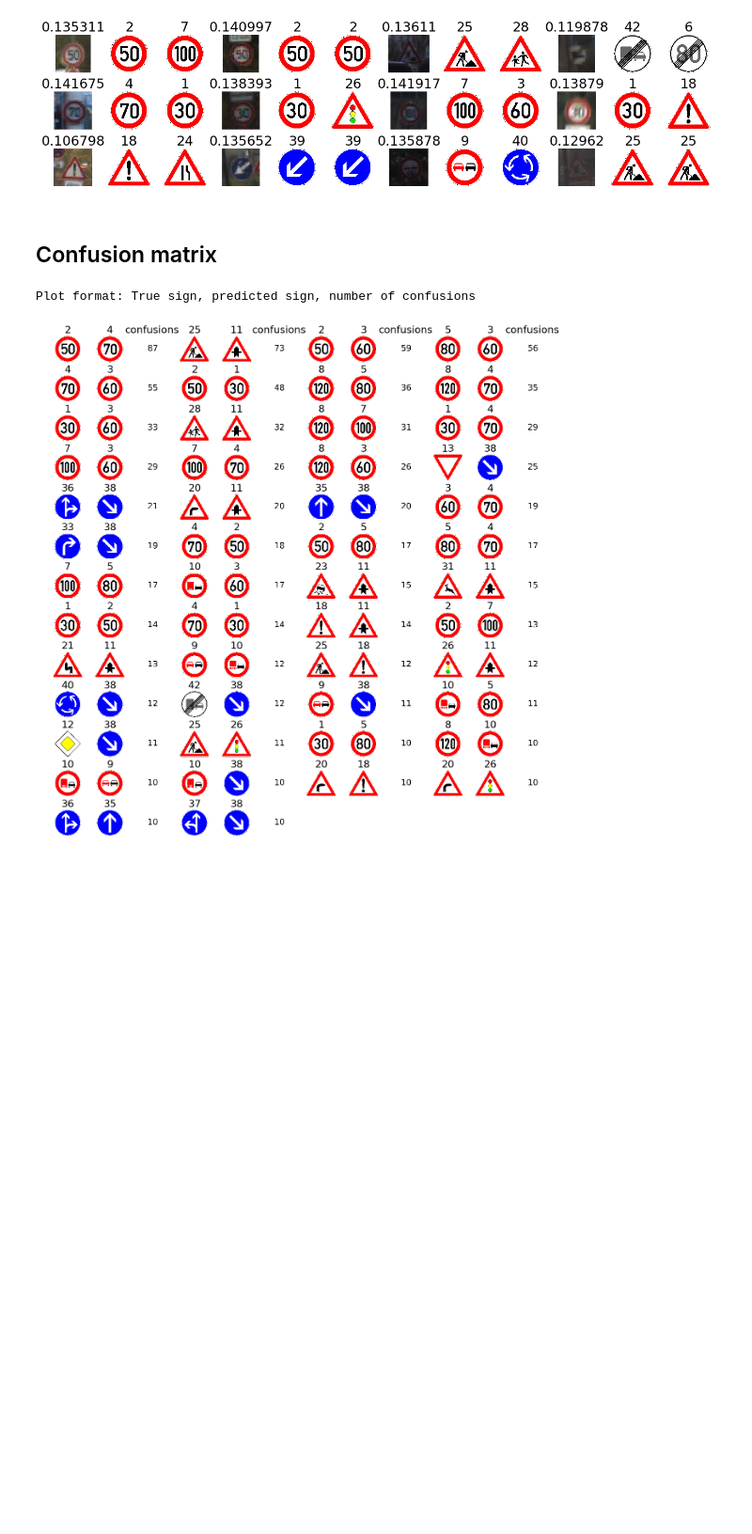
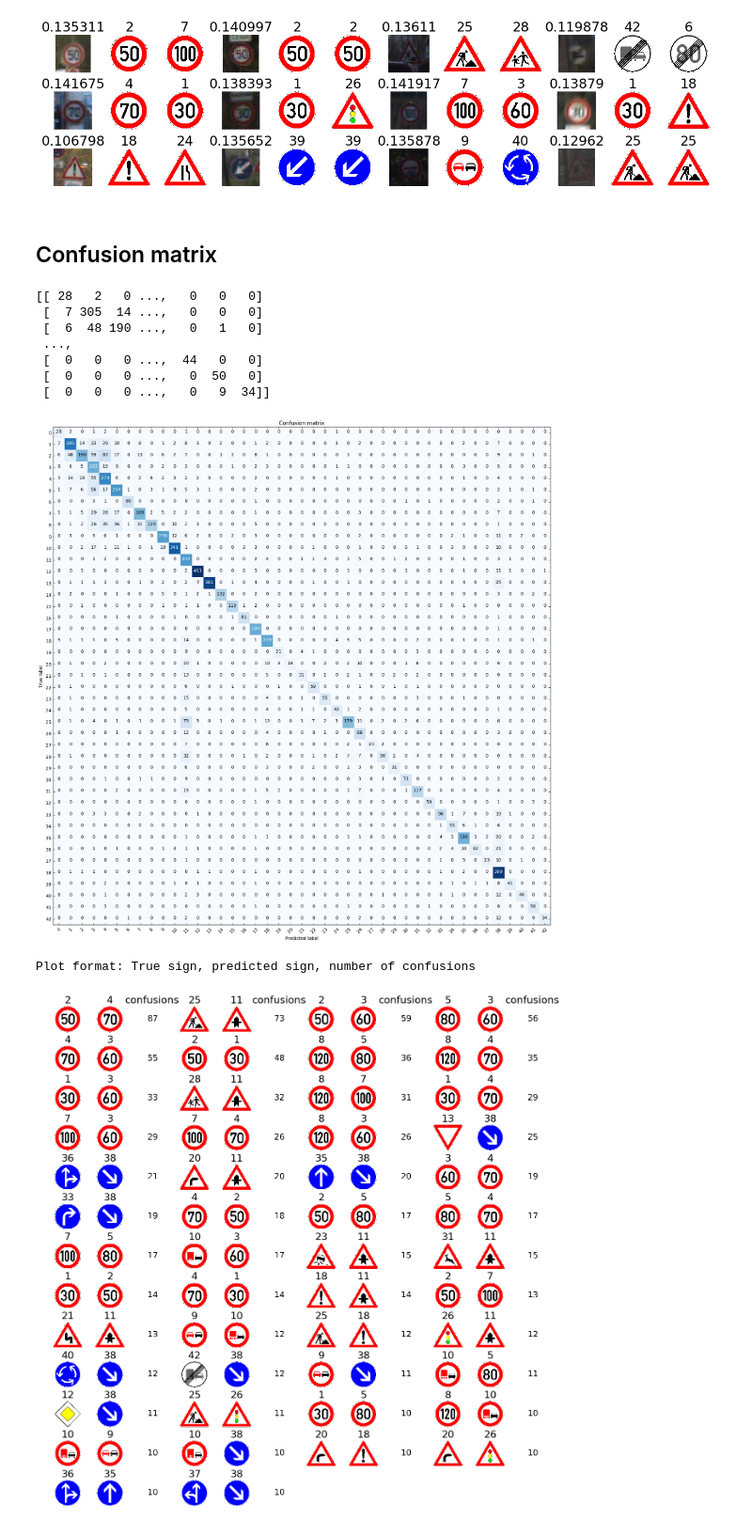
Before and after one commit to MattKleinsmith/fast-ai-MOOC, a Jupyter notebook: german-traffic-signs.ipynb, the cells around one changed output. Shown at 94% size. Cells and saved outputs as stored; diff of their text form; code cells hidden in the pictures; blank space fills up the shorter version.

Commit message:
Show confusion matrix

```diff
--- a/german-traffic-signs.ipynb
+++ b/german-traffic-signs.ipynb
@@ -484,9 +484,18 @@ Plot format: Image, correct sign, predicted sign
 # %%
 expected_labels = val_batches.classes
 predicted_labels = [np.argmax(probs_i) for probs_i in probs]
 
 cm = sklearn.metrics.confusion_matrix(expected_labels, predicted_labels)
-# plot_confusion_matrix(cm, val_batches.class_indices) # This is big image. Uncomment this if you want to see it.
+plot_confusion_matrix(cm, val_batches.class_indices)
+# %% [output]
+[[ 28   2   0 ...,   0   0   0]
+ [  7 305  14 ...,   0   0   0]
+ [  6  48 190 ...,   0   1   0]
+ ...,
+ [  0   0   0 ...,  44   0   0]
+ [  0   0   0 ...,   0  50   0]
+ [  0   0   0 ...,   0   9  34]]
+[figure, added]
 # %%
 # Find the pairs that correspond to 10 or more confusions
 n_classes = 43
```
